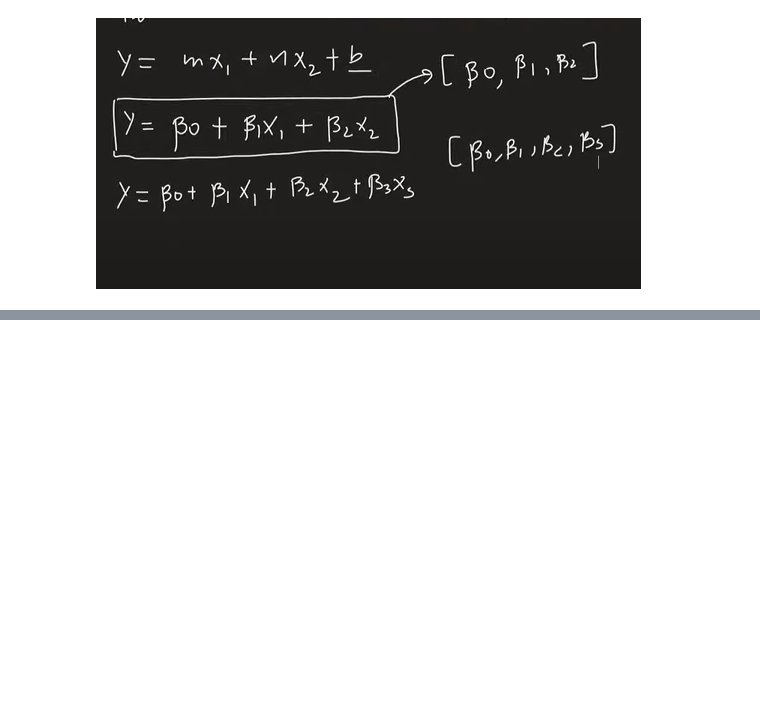
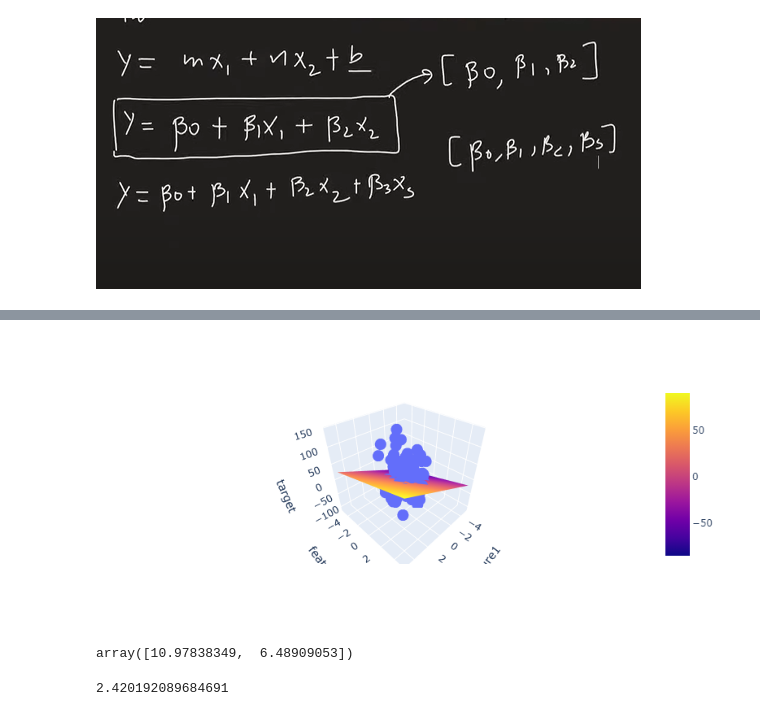
Before and after one commit to Sahil1K1/Jupyter-files, a Jupyter notebook: campusx_ML_tutorial/Day 53-Multiple Linear Regression.ipynb, the cells around one changed output, grey strips where cells are left out. Saved outputs shown, nothing was run; the diff lists cells and outputs as text; code cells hidden in the pictures; blank space fills up the shorter version.

```diff
--- a/campusx_ML_tutorial/Day 53-Multiple Linear Regression.ipynb
+++ b/campusx_ML_tutorial/Day 53-Multiple Linear Regression.ipynb
@@ -14,0 +45,2 @@ a = 5
+# %%
+X_train, X_test, y_train, y_test = train_test_split(X,y, test_size=.2, random_state=42)
@@ -14,0 +49,2 @@ a = 5
+# %%
+lr = LinearRegression()
@@ -14,0 +65,28 @@ a = 5
+# %%
+x = np.linspace(-5, 5, 10)
+y = np.linspace(-5, 5, 10)
+xGrid, yGrid = np.meshgrid(y, x)
+
+final = np.vstack((xGrid.ravel().reshape(1,100),yGrid.ravel().reshape(1,100))).T
+
+z_final = lr.predict(final).reshape(10,10)
+
+z = z_final
+
+# final = np.vstack((xGrid.ravel().reshape(1,100),yGrid.ravel().reshape(1,100))).T
+# %%
+fig = px.scatter_3d(df, x='feature1', y='feature2', z='target')
+
+fig.add_trace(go.Surface(x = x, y = y, z =z ))
+
+fig.show()
+# %% [output]
+[figure, added]
+# %%
+lr.coef_
+# %% [output]
+array([10.97838349,  6.48909053])
+# %%
+lr.intercept_
+# %% [output]
+2.420192089684691
```
Also changed, not shown: parts of 9 cells of this notebook, 44 other files.
